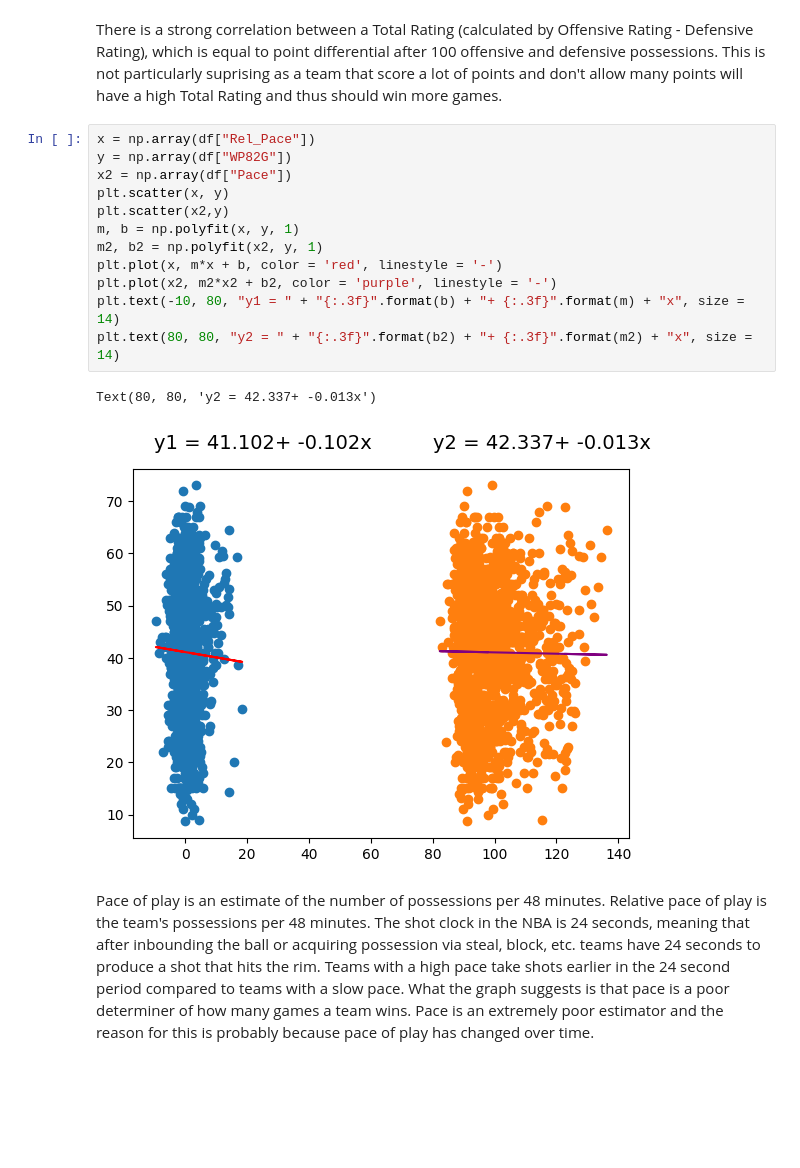
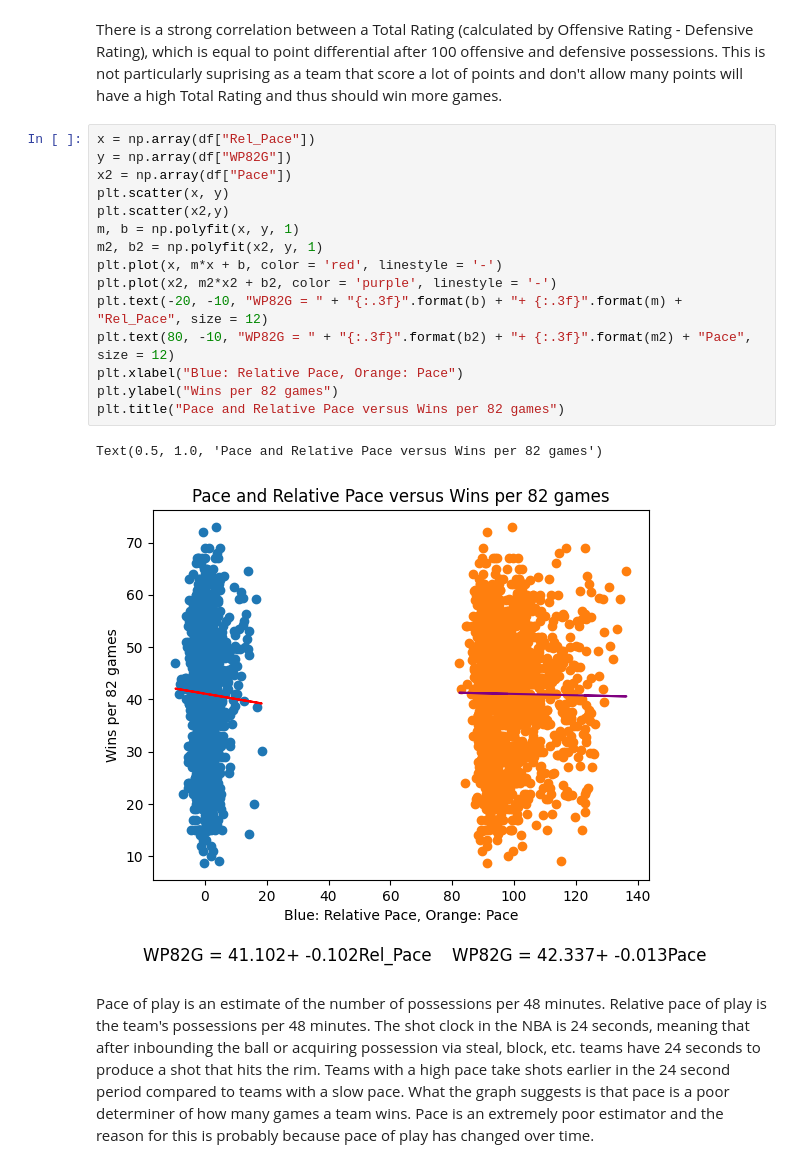
Before and after one commit to ofiore/BasketBall-Reference-Project, a Jupyter notebook: Code.ipynb, the cells around one changed output. Cells and saved outputs as stored; diff of their text form; blank space fills up the shorter version.

```diff
--- a/Code.ipynb
+++ b/Code.ipynb
@@ -133,17 +171,20 @@ There is a strong correlation between a Total Rating (calculated by Offensive Ra
 # %%
 x = np.array(df["Rel_Pace"])
 y = np.array(df["WP82G"])
 x2 = np.array(df["Pace"])
 plt.scatter(x, y)
 plt.scatter(x2,y)
 m, b = np.polyfit(x, y, 1)
 m2, b2 = np.polyfit(x2, y, 1)
 plt.plot(x, m*x + b, color = 'red', linestyle = '-')
 plt.plot(x2, m2*x2 + b2, color = 'purple', linestyle = '-')
-plt.text(-10, 80, "y1 = " + "{:.3f}".format(b) + "+ {:.3f}".format(m) + "x", size = 14)
-plt.text(80, 80, "y2 = " + "{:.3f}".format(b2) + "+ {:.3f}".format(m2) + "x", size = 14)
+plt.text(-20, -10, "WP82G = " + "{:.3f}".format(b) + "+ {:.3f}".format(m) + "Rel_Pace", size = 12)
+plt.text(80, -10, "WP82G = " + "{:.3f}".format(b2) + "+ {:.3f}".format(m2) + "Pace", size = 12)
+plt.xlabel("Blue: Relative Pace, Orange: Pace")
+plt.ylabel("Wins per 82 games")
+plt.title("Pace and Relative Pace versus Wins per 82 games")
 # %% [output]
-Text(80, 80, 'y2 = 42.337+ -0.013x')
+Text(0.5, 1.0, 'Pace and Relative Pace versus Wins per 82 games')
-[figure, old version]
+[figure, new version]
 # %% [markdown]
 Pace of play is an estimate of the number of possessions per 48 minutes. Relative pace of play is the team's possessions per 48 minutes.  The shot clock in the NBA is 24 seconds, meaning that after inbounding the ball or acquiring possession via steal, block, etc. teams have 24 seconds to produce a shot that hits the rim.  Teams with a high pace take shots earlier in the 24 second period compared to teams with a slow pace.  What the graph suggests is that pace is a poor determiner of how many games a team wins.  Pace is an extremely poor estimator and the reason for this is probably because pace of play has changed over time.
```
Also changed, not shown: parts of 27 cells of this notebook.
